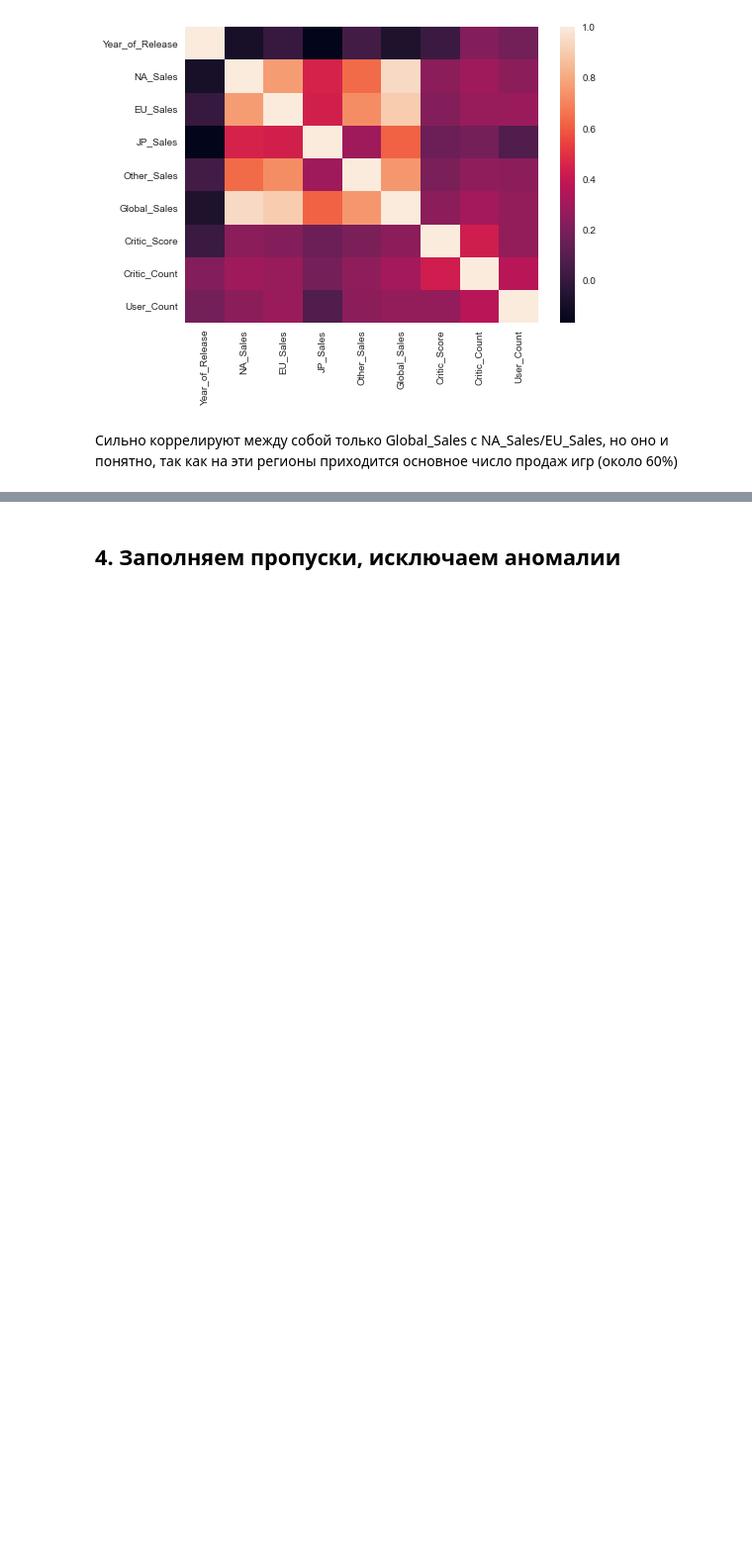
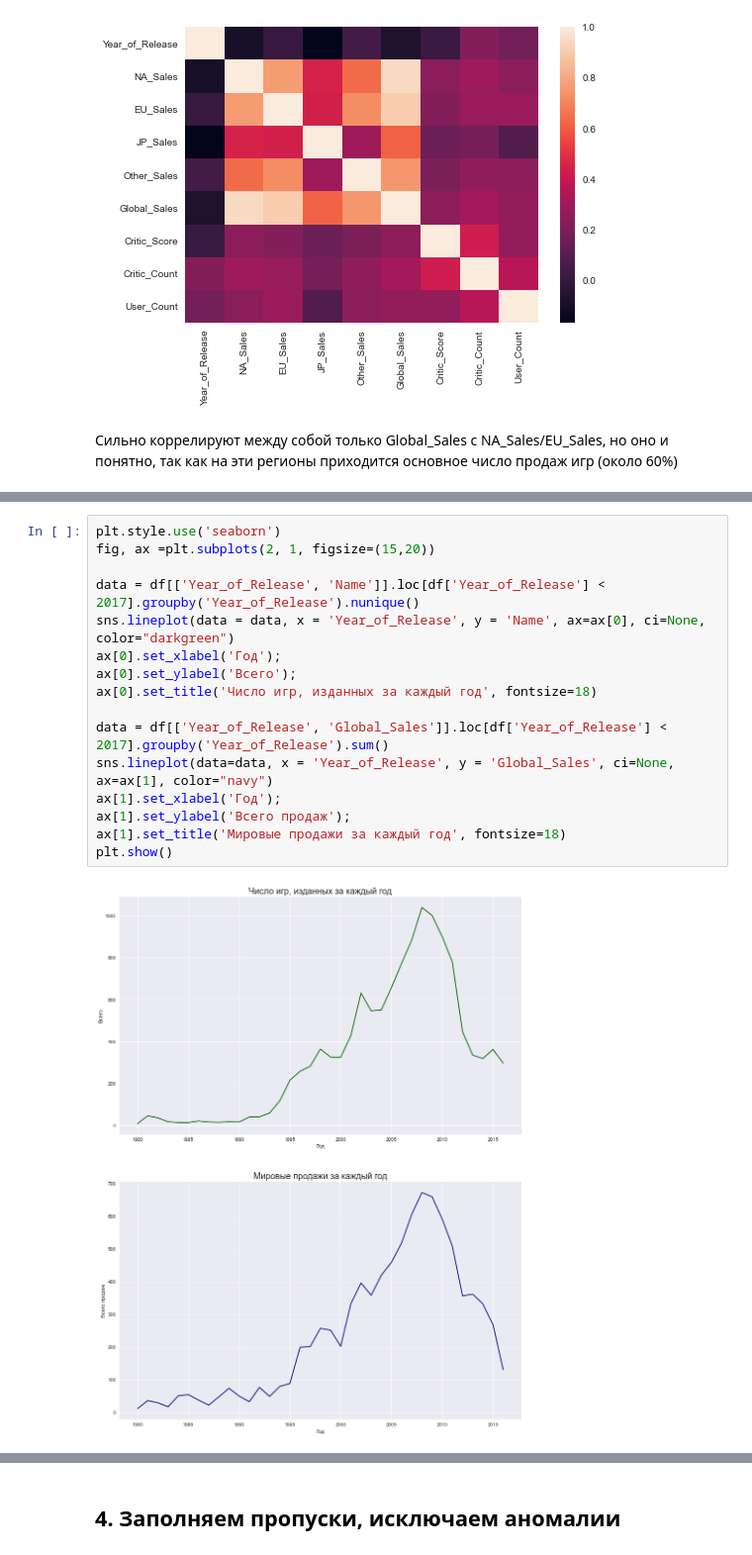
Before and after one commit to Dadypool/DS_project, a Jupyter notebook: Games.ipynb, the cells around one changed output, grey strips where cells are left out. Shown at 99% size. Drawn from its saved outputs; the diff is of its cells as text; blank space fills up the shorter version.

```diff
--- a/Games.ipynb
+++ b/Games.ipynb
@@ -205,0 +184,18 @@ plt.show()
+# %%
+plt.style.use('seaborn')
+fig, ax =plt.subplots(2, 1, figsize=(15,20))
+
+data = df[['Year_of_Release', 'Name']].loc[df['Year_of_Release'] < 2017].groupby('Year_of_Release').nunique()
+sns.lineplot(data = data, x = 'Year_of_Release', y = 'Name', ax=ax[0], ci=None, color="darkgreen")
+ax[0].set_xlabel('Год');
+ax[0].set_ylabel('Всего');
+ax[0].set_title('Число игр, изданных за каждый год', fontsize=18)
+
+data = df[['Year_of_Release', 'Global_Sales']].loc[df['Year_of_Release'] < 2017].groupby('Year_of_Release').sum()
+sns.lineplot(data=data, x = 'Year_of_Release', y = 'Global_Sales', ci=None, ax=ax[1], color="navy")
+ax[1].set_xlabel('Год');
+ax[1].set_ylabel('Всего продаж');
+ax[1].set_title('Мировые продажи за каждый год', fontsize=18)
+plt.show()
+# %% [output]
+[figure, added]
```
Also changed, not shown: parts of 130 cells of this notebook.
